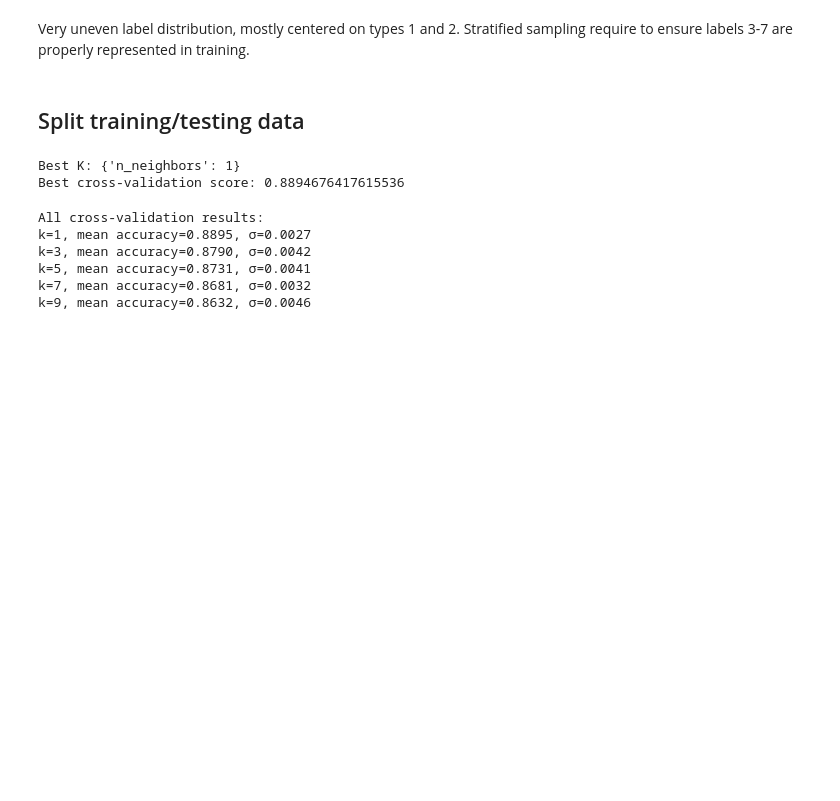
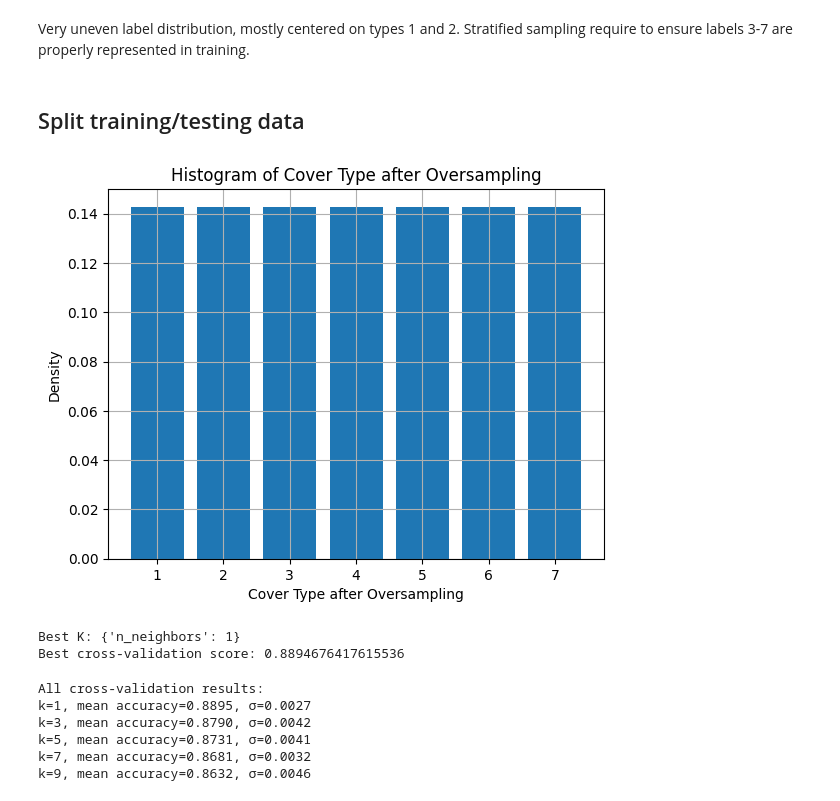
Before and after one commit to Sb4345/CSCI-635-1-Group-5, a Jupyter notebook: code/knn.ipynb, the cells around one changed output. Drawn from its saved outputs; the diff is of its cells as text; code cells hidden in the pictures; blank space fills up the shorter version.

Commit message:
SMOTE oversampling

```diff
--- a/code/knn.ipynb
+++ b/code/knn.ipynb
@@ -75,8 +74,12 @@ x_st_scale = scaler.fit_transform(X_tree)
 x_train, x_test, y_train, y_test = train_test_split(x_st_scale, y_tree, test_size=0.2, stratify=y_tree, random_state=rand_seed)
 # %%
 # Oversample
-x_oversample, y_oversample = SMOTE(random_state=rand_seed, sampling_strategy="minority", k_neighbors=2).fit_resample(x_train, y_train)
+x_oversample, y_oversample = SMOTE(random_state=rand_seed, sampling_strategy="auto", k_neighbors=2).fit_resample(x_train, y_train)
 x_train, x_val, y_train, y_val = train_test_split(x_oversample, y_oversample, test_size=0.2, stratify=y_oversample, random_state=rand_seed)
+
+plot_histogram(y_oversample, label='Cover Type after Oversampling')
+# %% [output]
+[figure, added]
 # %%
 knn_cv = GridSearchCV(KNeighborsClassifier(), {'n_neighbors': [1, 3, 5, 7, 9]}, cv=5, n_jobs=-1, scoring='accuracy')
 knn_cv.fit(x_train, y_train)
```
Also changed, not shown: parts of 2 cells of this notebook.
